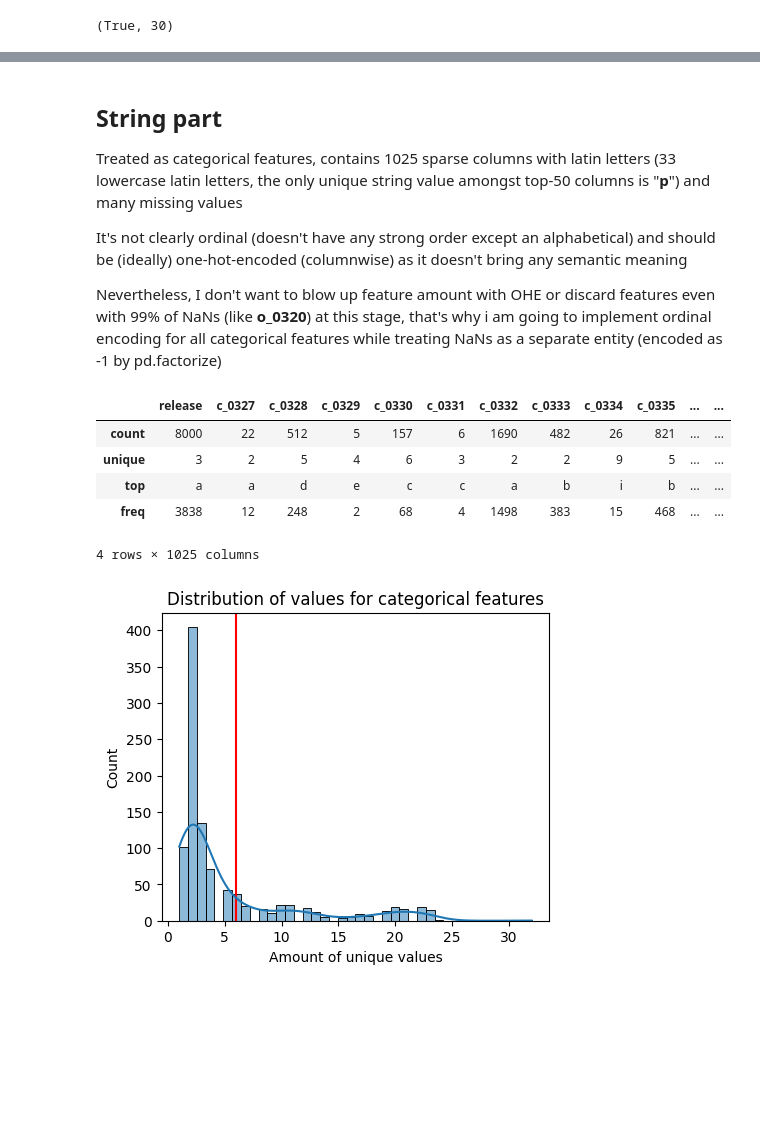
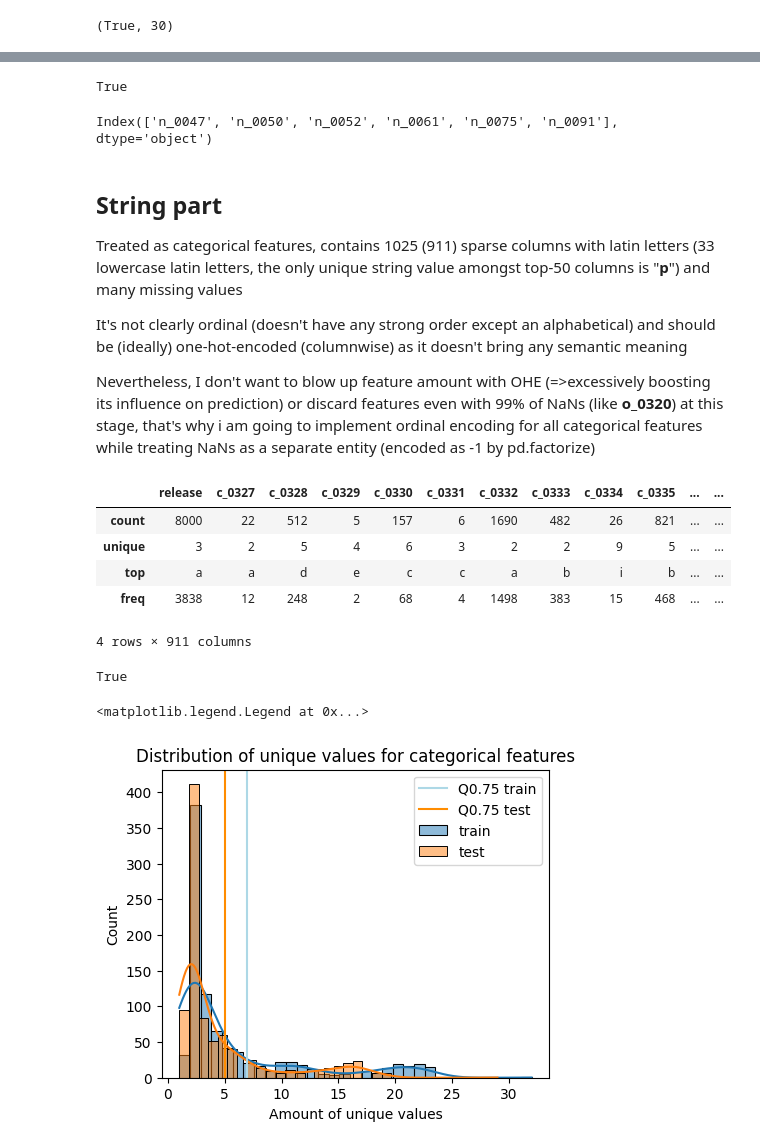
Before and after one commit to Axik0/ML_GB, a Jupyter notebook: DS_task.ipynb, the cells around one changed output, grey strips where cells are left out. Cells and saved outputs as stored; diff of their text form; code cells hidden in the pictures; blank space fills up the shorter version.

```diff
--- a/DS_task.ipynb
+++ b/DS_task.ipynb
@@ -109,0 +138,3 @@ allnan_cols = train_df.columns[train_df.isnull().all(axis=0)]
+# %%
+discard_base = pd.Index(['id']).union(nan_cols_common).union(nan_diff_train).union(nan_diff_test)
+discard_base
@@ -109,0 +148,4 @@ allnan_cols = train_df.columns[train_df.isnull().all(axis=0)]
+# %%
+train_df_ = train_df.drop(discard_base, axis=1)
+test_df_ = test_df.drop(discard_base, axis=1)
+test_df_.shape, test_df.shape
@@ -126,32 +170,54 @@ int_part.describe()
+# %%
+#ensure that we have inferred the same dtype for test data
+int_part_test = test_df_.select_dtypes(include=['int64'])
+(int_part_test.columns == int_part.columns).all()
+# %% [output]
+True
+# %%
+# Invalid features
+dump_extra_i = int_part.columns[int_part.nunique() == 1]
+dump_extra_i
+# %% [output]
+Index(['n_0047', 'n_0050', 'n_0052', 'n_0061', 'n_0075', 'n_0091'], dtype='object')
 # %% [markdown]
 ## String part
-Treated as categorical features, contains 1025 sparse columns with latin letters (33 lowercase latin letters, the only unique string value amongst top-50 columns is "**p**") and many missing values
+Treated as categorical features, contains 1025 (911) sparse columns with latin letters (33 lowercase latin letters, the only unique string value amongst top-50 columns is "**p**") and many missing values
 
 It's not clearly ordinal (doesn't have any strong order except an alphabetical) and should be (ideally) one-hot-encoded (columnwise) as it doesn't bring any semantic meaning
 
-Nevertheless, I don't want to blow up feature amount with OHE or discard features even with 99% of NaNs (like **o_0320**) at this stage, that's why i am going to implement ordinal encoding for all categorical features while treating NaNs as a separate entity (encoded as -1 by pd.factorize)
+Nevertheless, I don't want to blow up feature amount with OHE (=>excessively boosting its influence on prediction) or discard features even with 99% of NaNs (like **o_0320**) at this stage, that's why i am going to implement ordinal encoding for all categorical features while treating NaNs as a separate entity (encoded as -1 by pd.factorize)
 # %%
-string_part = train_df.select_dtypes(include=['O'])
-string_stats = string_part.describe()
-string_stats
+string_part_train = train_df_.select_dtypes(include=['O'])
+string_part_train.describe()
 # %% [output]
 |  | release | c_0327 | c_0328 | c_0329 | c_0330 | c_0331 | c_0332 | c_0333 | c_0334 | c_0335 | ... | ... |
 | count | 8000 | 22 | 512 | 5 | 157 | 6 | 1690 | 482 | 26 | 821 | ... | ... |
 | unique | 3 | 2 | 5 | 4 | 6 | 3 | 2 | 2 | 9 | 5 | ... | ... |
 | top | a | a | d | e | c | c | a | b | i | b | ... | ... |
 | freq | 3838 | 12 | 248 | 2 | 68 | 4 | 1498 | 383 | 15 | 468 | ... | ... |
-4 rows × 1025 columns
+4 rows × 911 columns
+# %%
+#ensure that we have the same dtype for test data
+string_part_test = test_df_.select_dtypes(include=['O'])
+(string_part_test.columns == string_part_train.columns).all()
+# %% [output]
+True
 # %%
 # plot distribution of unique values
-uniques_per_column = string_stats.loc['unique']
+uniq_per_col_s_train = string_part_train.nunique()
+uniq_per_col_s_test = string_part_test.nunique()
 #let's also calculate some quantile to the distribution plot
-unq = np.quantile(uniques_per_column, q=0.75)
+Q_uniq = 0.75
 plt.figure(figsize=(5,4))
-plt.title('Distribution of values for categorical features')
+plt.title('Distribution of unique values for categorical features')
 plt.xlabel('Amount of unique values')
-plt.axvline(unq, color='red')
-ax = sns.histplot(uniques_per_column, kde=True)
+ax = sns.histplot(uniq_per_col_s_train, kde=True, bins=33, label='train')
+ax = sns.histplot(uniq_per_col_s_test, kde=True, ax=ax, bins=33, label='test')
+plt.axvline(np.quantile(uniq_per_col_s_train, q=Q_uniq), color='lightblue', label=f'Q{Q_uniq} train')
+plt.axvline(np.quantile(uniq_per_col_s_test, q=Q_uniq), color='darkorange', label=f'Q{Q_uniq} test')
+ax.legend()
 # %% [output]
+<matplotlib.legend.Legend at 0x...>
-[figure, old version]
+[figure, new version]
 # %%
 # find columns with top-5 by unique values
```
Also changed, not shown: parts of 110 cells of this notebook, 5 other files.
